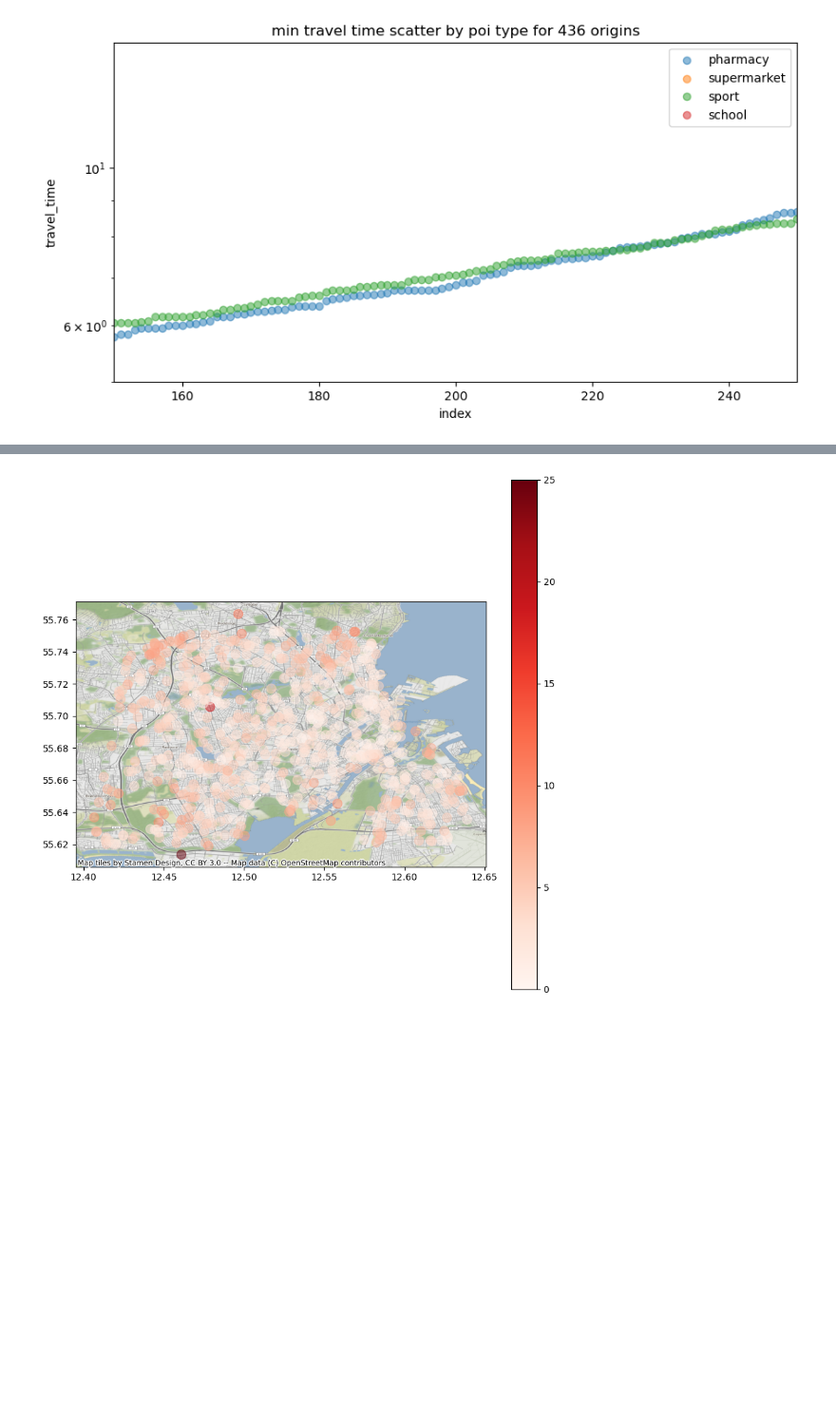
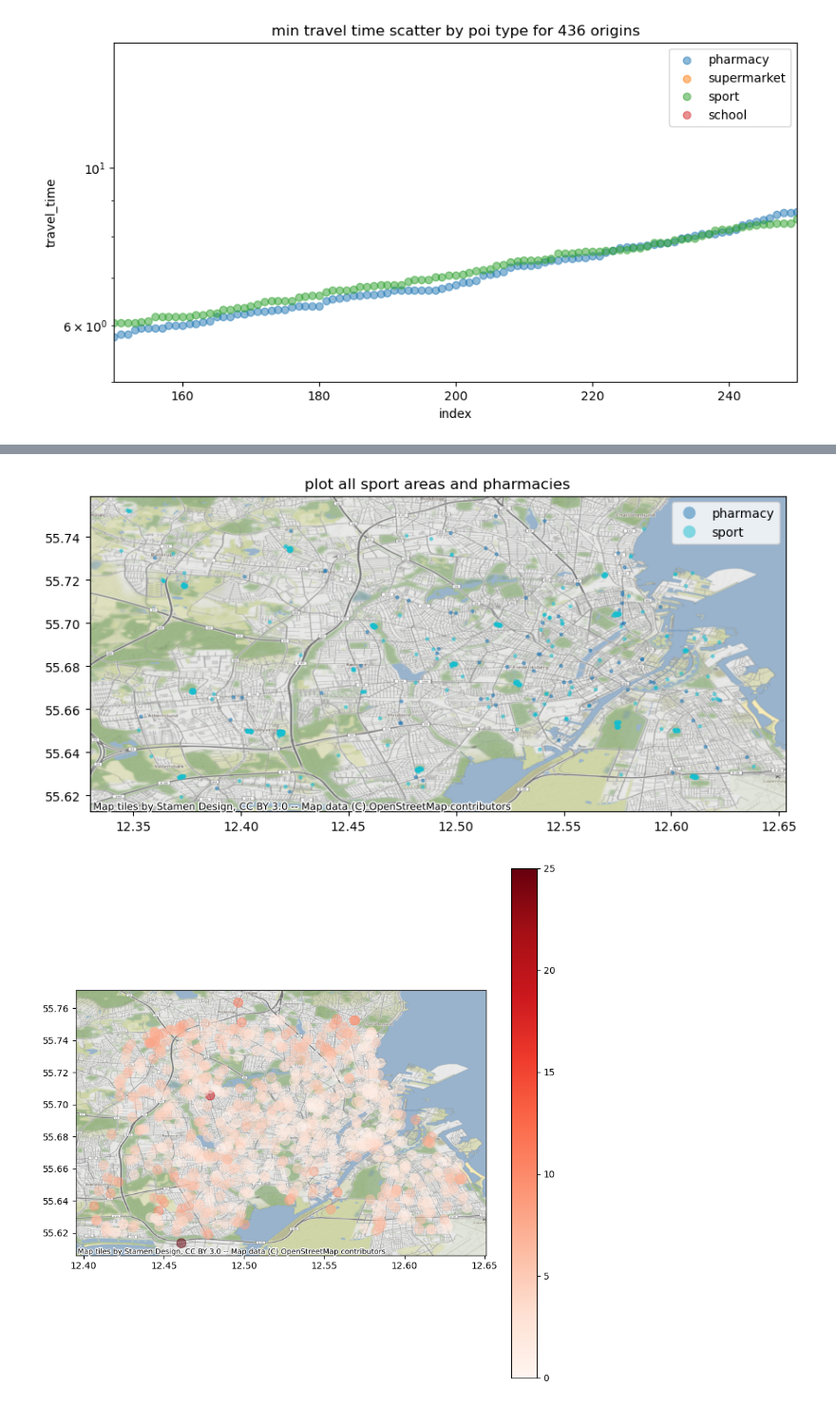
Before and after one commit to hextransit/n-minute-city, a Jupyter notebook: python/poi_routing.ipynb, the cells around one changed output, grey strips where cells are left out. Shown at 95% size. Saved outputs shown, nothing was run; the diff lists cells and outputs as text; code cells hidden in the pictures; blank space fills up the shorter version.

```diff
--- a/python/poi_routing.ipynb
+++ b/python/poi_routing.ipynb
@@ -358,3 +408,24 @@ def plot_hex_df(df, markersize, color_column=None, color_categorical=False):
+# %%
+fig, ax = plt.subplots(figsize=(10,10))
+
+#plot poi points
+poi_df = h3_df[h3_df['category'].isin(['pharmacy','sport'])].copy()
+poi_df[['y','x']] = list(poi_df['h3_index'].apply(h3.h3_to_geo))
+# Convert the pandas DataFrame to a GeoPandas DataFrame with a Point geometry column
+gdf = gpd.GeoDataFrame(poi_df, geometry=gpd.points_from_xy(poi_df.x, poi_df.y))
+
+# Show the GeoPandas DataFrame
+gdf.plot(ax=ax, column='category', markersize=5, alpha=0.5, legend=True)
+
+
+#plt.xlim(12.391681,12.737388)
+#plt.ylim(55.549206, 55.759991)
+plt.title("plot all sport areas and pharmacies")
+cx.add_basemap(ax = ax, crs="EPSG:4326")
+
+plt.savefig('figures/sport_and_pharmacy.png', dpi=300)
+# %% [output]
+[figure, added]
 # %%
 plot_df = pd.DataFrame([(k,v) for k,v in mins.items()], columns = ['h3_index','mean_dist'])
 plot_hex_df(plot_df, markersize=100, color_column='mean_dist')
```
Also changed, not shown: parts of 39 cells of this notebook, 6 other files.
